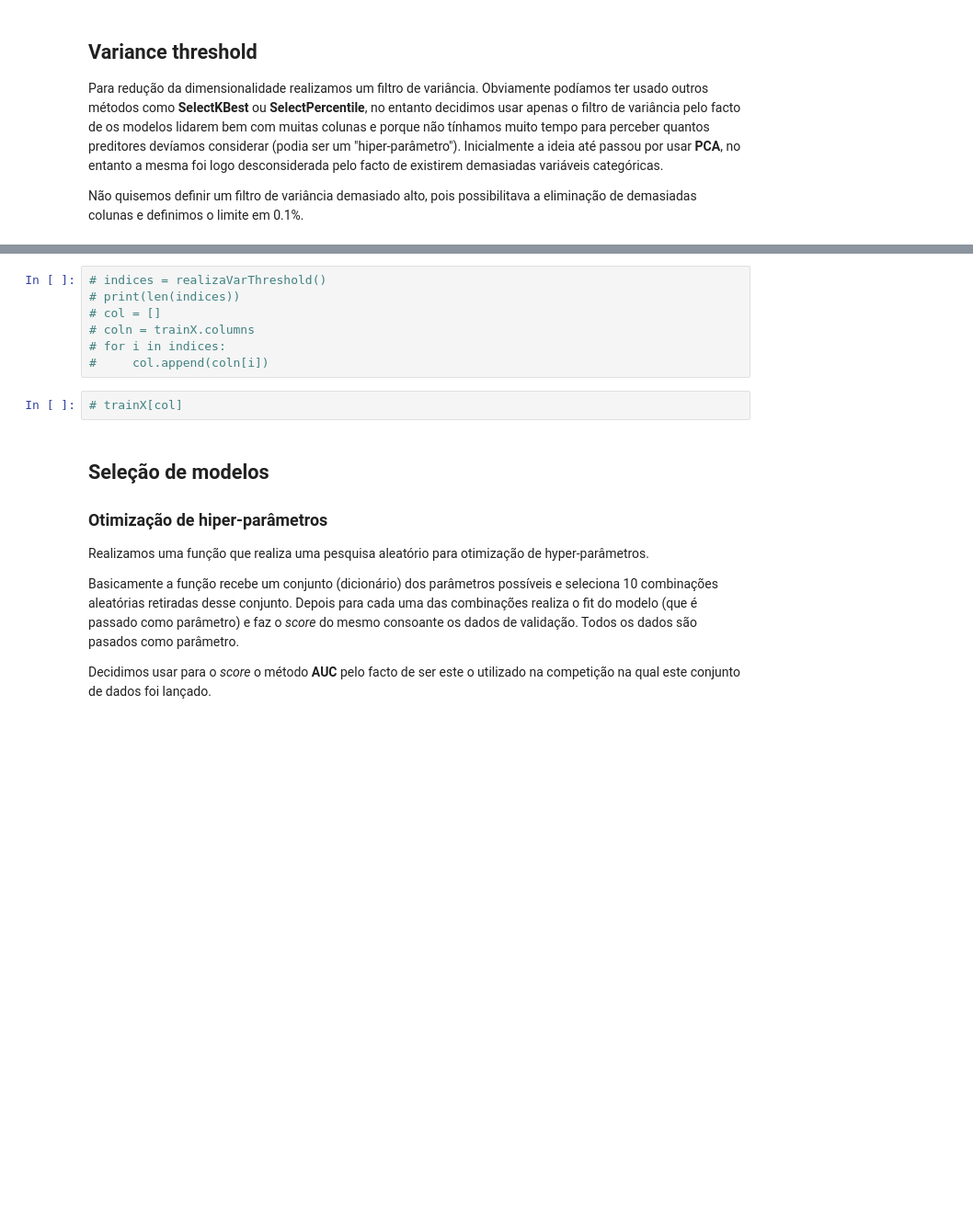
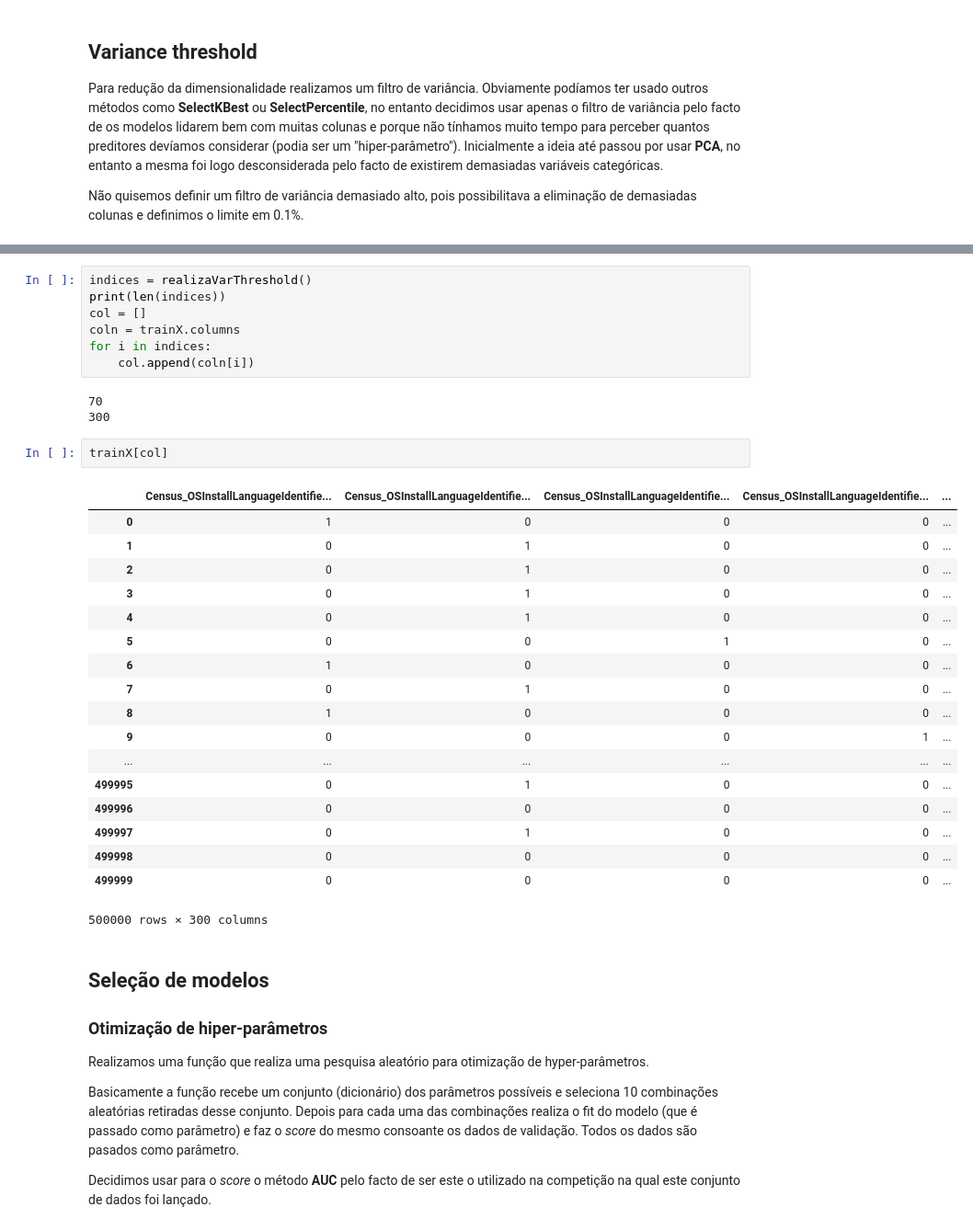
Before and after one commit to josepferreira/AA2, a Jupyter notebook: Notebooks/TratamentoDados.ipynb, the cells around one changed output, grey strips where cells are left out. Shown at 92% size. Cells and saved outputs as stored; diff of their text form; blank space fills up the shorter version.

```diff
--- a/Notebooks/TratamentoDados.ipynb
+++ b/Notebooks/TratamentoDados.ipynb
@@ -796,12 +814,34 @@ Não quisemos definir um filtro de variância demasiado alto, pois possibilitava
 # %%
-# indices = realizaVarThreshold()
-# print(len(indices))
-# col = []
-# coln = trainX.columns
-# for i in indices:
-#     col.append(coln[i])
+indices = realizaVarThreshold()
+print(len(indices))
+col = []
+coln = trainX.columns
+for i in indices:
+    col.append(coln[i])
+# %% [output]
+70
+300
-# %%
-# trainX[col]
+# %%
+trainX[col]
+# %% [output]
+|  | Census_OSInstallLanguageIdentifie... | Census_OSInstallLanguageIdentifie... | Census_OSInstallLanguageIdentifie... | Census_OSInstallLanguageIdentifie... | ... |
+| 0 | 1 | 0 | 0 | 0 | ... |
+| 1 | 0 | 1 | 0 | 0 | ... |
+| 2 | 0 | 1 | 0 | 0 | ... |
+| 3 | 0 | 1 | 0 | 0 | ... |
+| 4 | 0 | 1 | 0 | 0 | ... |
+| 5 | 0 | 0 | 1 | 0 | ... |
+| 6 | 1 | 0 | 0 | 0 | ... |
+| 7 | 0 | 1 | 0 | 0 | ... |
+| 8 | 1 | 0 | 0 | 0 | ... |
+| 9 | 0 | 0 | 0 | 1 | ... |
+| ... | ... | ... | ... | ... | ... |
+| 499995 | 0 | 1 | 0 | 0 | ... |
+| 499996 | 0 | 0 | 0 | 0 | ... |
+| 499997 | 0 | 1 | 0 | 0 | ... |
+| 499998 | 0 | 0 | 0 | 0 | ... |
+| 499999 | 0 | 0 | 0 | 0 | ... |
+500000 rows × 300 columns
 # %% [markdown]
 ## Seleção de modelos
 
```
Also changed, not shown: parts of 15 cells of this notebook.
